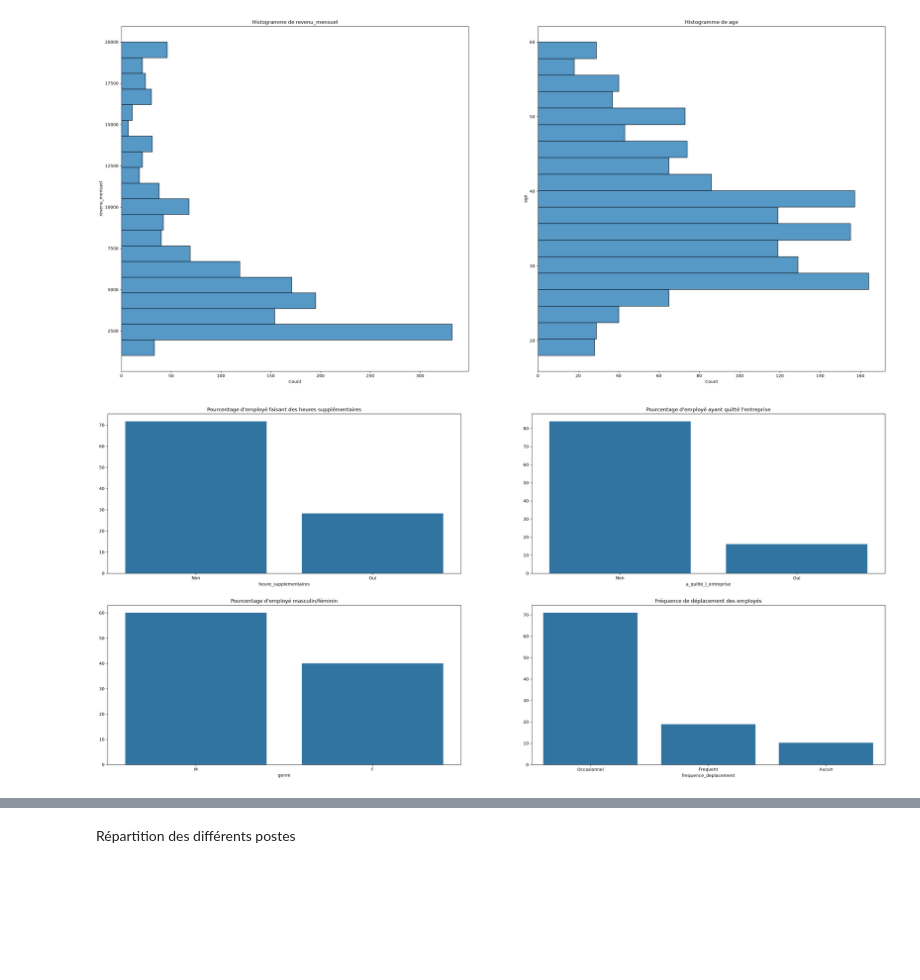
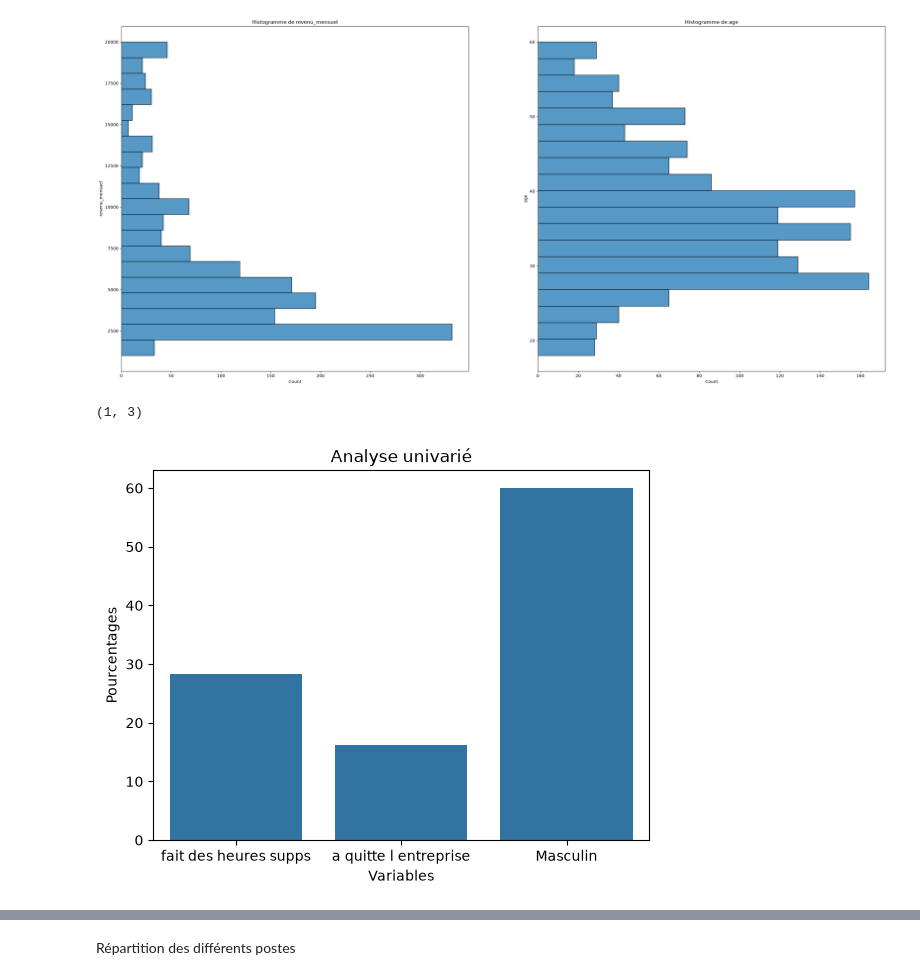
Before and after one commit to alxvnt/Projet4_AI, a Jupyter notebook: notebooks/Analyse_exploratoire.ipynb, the cells around one changed output, grey strips where cells are left out. Cells and saved outputs as stored; diff of their text form; code cells hidden in the pictures; blank space fills up the shorter version.

```diff
--- a/notebooks/Analyse_exploratoire.ipynb
+++ b/notebooks/Analyse_exploratoire.ipynb
@@ -162,3 +172,4 @@ Les colonnes **eval_number**, **code_sondage** et **id_employe** ont une distrib
 # %%
-df = df.drop(["eval_number", "code_sondage", "ayant_enfants", "id_employee", "nombre_employee_sous_responsabilite", "nombre_heures_travailless"], axis=1)
+df = df.drop(["eval_number", "code_sondage", "ayant_enfants", "id_employee",
+              "nombre_employee_sous_responsabilite", "nombre_heures_travailless"], axis=1)
 # %% [markdown]
@@ -165,0 +177,4 @@ Afin de rendre la colonne augementation_salaire_precedente exploitable, on va la
+# %%
+df = df.rename(columns={'augementation_salaire_precedente': 'augmentation_salaire_precedente',
+                        'annes_sous_responsable_actuel': 'annees_sous_responsable_actuel',
+                        })
@@ -166,8 +183,5 @@ Afin de rendre la colonne augementation_salaire_precedente exploitable, on va la
 # %%
-# On corrige la faute dans le libellé de la colonne
-df = df.rename(columns={'augementation_salaire_precedente': 'augmentation_salaire_precedente'})
-
-df["augmentation_salaire_precedente"] = df["augmentation_salaire_precedente"].apply(lambda x: int(x.replace(' %', '')))
+df["augmentation_salaire_precedente"] = df["augmentation_salaire_precedente"].apply(lambda x: float(x.replace(' %', '')) / 100)
 # %%
 df.describe(include='all')
 # %% [output]
@@ -193,20 +207,28 @@ sns.histplot(data=df, y="age", ax=axes[1]).set_title("Histogramme de age")
 Text(0.5, 1.0, 'Histogramme de age')
 [figure]
 # %%
-df_heure_supp_pourcentage = df["heure_supplementaires"].value_counts(normalize=True) * 100
-df_a_quitte_l_entreprise_pourcentage = df["a_quitte_l_entreprise"].value_counts(normalize=True) * 100
-df_genre_pourcentage = df["genre"].value_counts(normalize=True) * 100
-df_frequence_deplacement_pourcentage = df["frequence_deplacement"].value_counts(normalize=True) * 100
+heure_supp_pourcentage = df["heure_supplementaires"].value_counts(normalize=True) * 100
+a_quitte_l_entreprise_pourcentage = df["a_quitte_l_entreprise"].value_counts(normalize=True) * 100
+genre_pourcentage = df["genre"].value_counts(normalize=True) * 100
 
-fig, axes = plt.subplots(2, 2, figsize=(33,15))
+concatenation = {
+    "fait des heures supps" : heure_supp_pourcentage["Oui"],
+    "a quitte l entreprise" : a_quitte_l_entreprise_pourcentage["Oui"],
+    "Masculin" : genre_pourcentage["M"]
 
-sns.barplot(x=df_heure_supp_pourcentage.index, y=df_heure_supp_pourcentage.values, ax=axes[0][0]).set_title("Pourcentage d'employé faisant des heures supplémentaires")
-sns.barplot(x=df_a_quitte_l_entreprise_pourcentage.index, y=df_a_quitte_l_entreprise_pourcentage.values,
-             ax=axes[0][1]).set_title("Pourcentage d'employé ayant quitté l'entreprise")
-sns.barplot(x=df_genre_pourcentage.index, y=df_genre_pourcentage.values, ax=axes[1][0]).set_title("Pourcentage d'employé masculin/féminin")
-sns.barplot(x=df_frequence_deplacement_pourcentage.index, y=df_frequence_deplacement_pourcentage.values,
-             ax=axes[1][1]).set_title("Fréquence de déplacement des employés")
+}
+df_concat = pd.DataFrame(concatenation, index=['pourcentage'])
+
+print(df_concat.values.shape)
+sns.barplot(x=df_concat.columns, y=df_concat.values[0]).set_title("Analyse univarié")
+plt.xlabel("Variables")
+plt.ylabel("Pourcentages")
+
+
+# sns.barplot(x=df_frequence_deplacement_pourcentage.index, y=df_frequence_deplacement_pourcentage.values,
+#              ax=axes[1][1]).set_title("Fréquence de déplacement des employés")
 
 plt.show()
 # %% [output]
+(1, 3)
-[figure, old version]
+[figure, new version]
```
Also changed, not shown: parts of 16 cells of this notebook, 2 other files.
